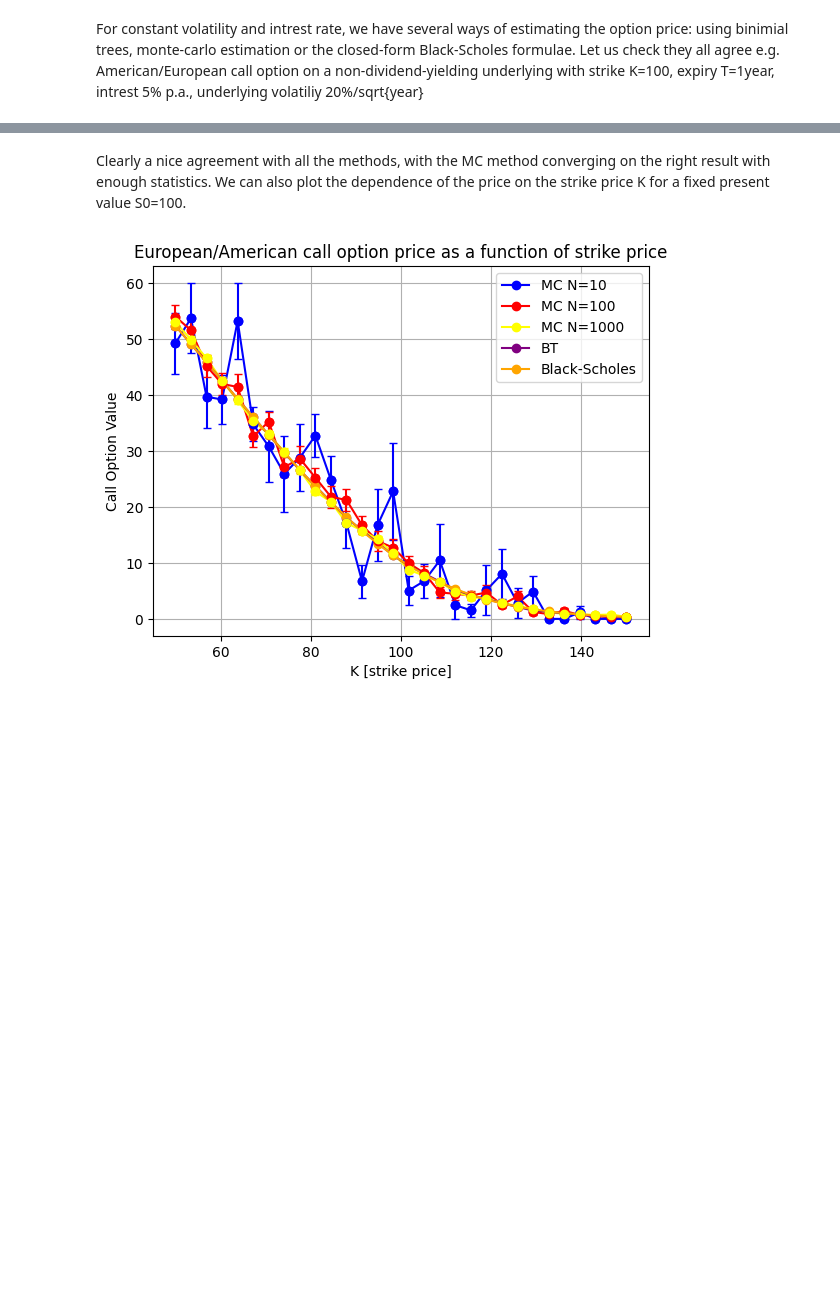
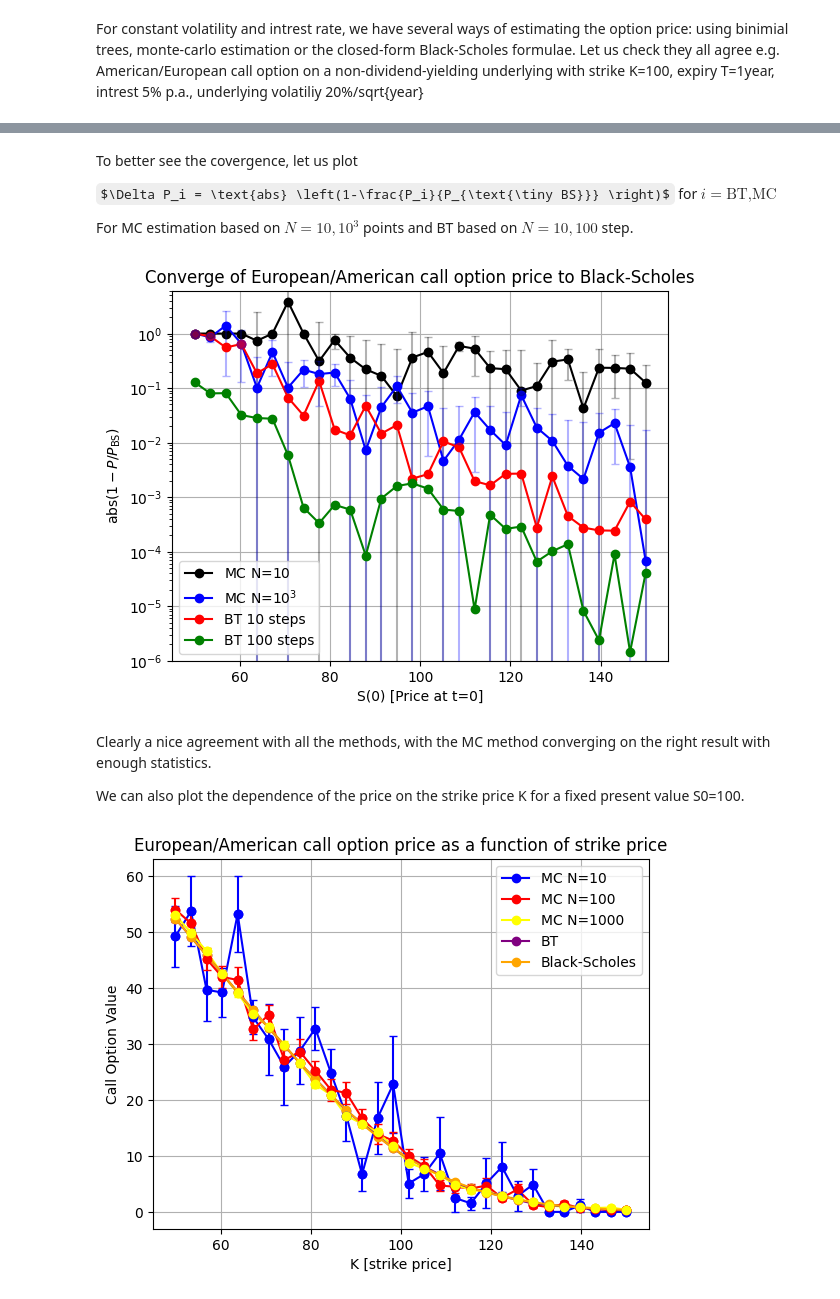
Before and after one commit to rebalkin/Quant-portfolio, a Jupyter notebook: notebooks/option_pricing.ipynb, the cells around one changed output, grey strips where cells are left out. Cells and saved outputs as stored; diff of their text form; code cells hidden in the pictures; some formulas as TeX source; blank space fills up the shorter version.

```diff
--- a/notebooks/option_pricing.ipynb
+++ b/notebooks/option_pricing.ipynb
@@ -58,5 +61,29 @@ plt.grid(True)
+# %% [markdown]
+To better see the covergence, let us plot
+
+$\Delta P_i = \text{abs} \left(1-\frac{P_i}{P_{\text{\tiny BS}}} \right)$ for $i={\text{BT},\text{MC}}$
+
+For MC estimation based on $N=10,10^3$ points and BT based on $N=10,100$ step.
+# %%
+plt.plot(Srange,np.abs(1-price_mc_1e1[:,0]/price_bs), marker='o',color='black',label=r'MC N=$10$')
+plt.errorbar(Srange, np.abs(1-price_mc_1e1[:,0]/price_bs), yerr=abs(price_mc_1e1[:,1]/price_bs), fmt='o', color='black', capsize=3,alpha=0.3)
+plt.plot(Srange,np.abs(1-price_mc_1e3[:,0]/price_bs), marker='o',color='blue',label=r'MC N=$10^3$')
+plt.errorbar(Srange, np.abs(1-price_mc_1e3[:,0]/price_bs), yerr=abs(price_mc_1e3[:,1]/price_bs), fmt='o', color='blue', capsize=3,alpha=0.3)
+plt.plot(Srange,np.abs(1-price_bt_10step/price_bs), marker='o',color='red',label=r'BT 10 steps')
+plt.plot(Srange,np.abs(1-price_bt_100step/price_bs), marker='o',color='green',label=r'BT 100 steps')
+plt.yscale('log')   # log scale on y-axis
+plt.ylim(0.000001, 6)
+plt.xlabel("S(0) [Price at t=0]")
+plt.ylabel(r'$\text{abs}\left( 1-P/P_{\text{BS}}\right)$')
+plt.title("Converge of European/American call option price to Black-Scholes")
+plt.legend()
+plt.grid(True)
+# %% [output]
+[figure, added]
 # %% [markdown]
-Clearly a nice agreement with all the methods, with the MC method converging on the right result with enough statistics. We can also plot the dependence of the price on the strike price K for a fixed present value S0=100.
+Clearly a nice agreement with all the methods, with the MC method converging on the right result with enough statistics.
+
+We can also plot the dependence of the price on the strike price K for a fixed present value S0=100.
 # %%
 Krange = np.linspace(50,150,30)
 S0 = 100
```
Also changed, not shown: parts of 2 cells of this notebook.
